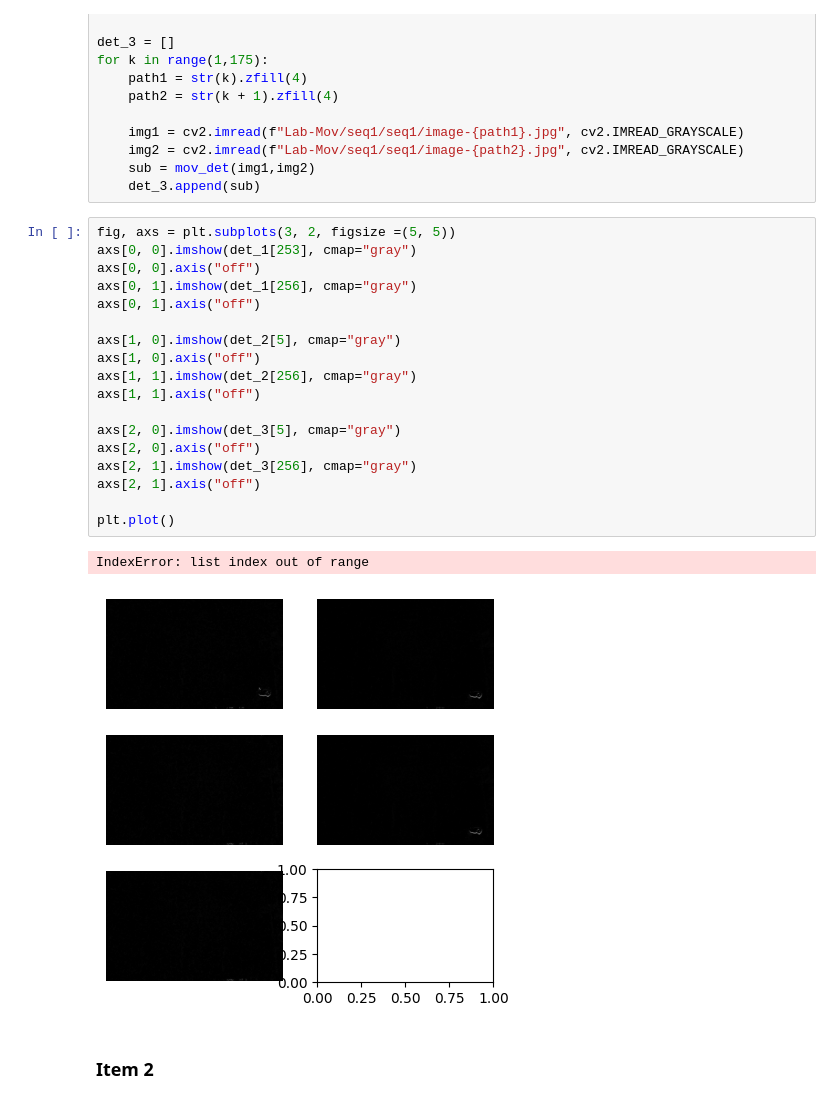
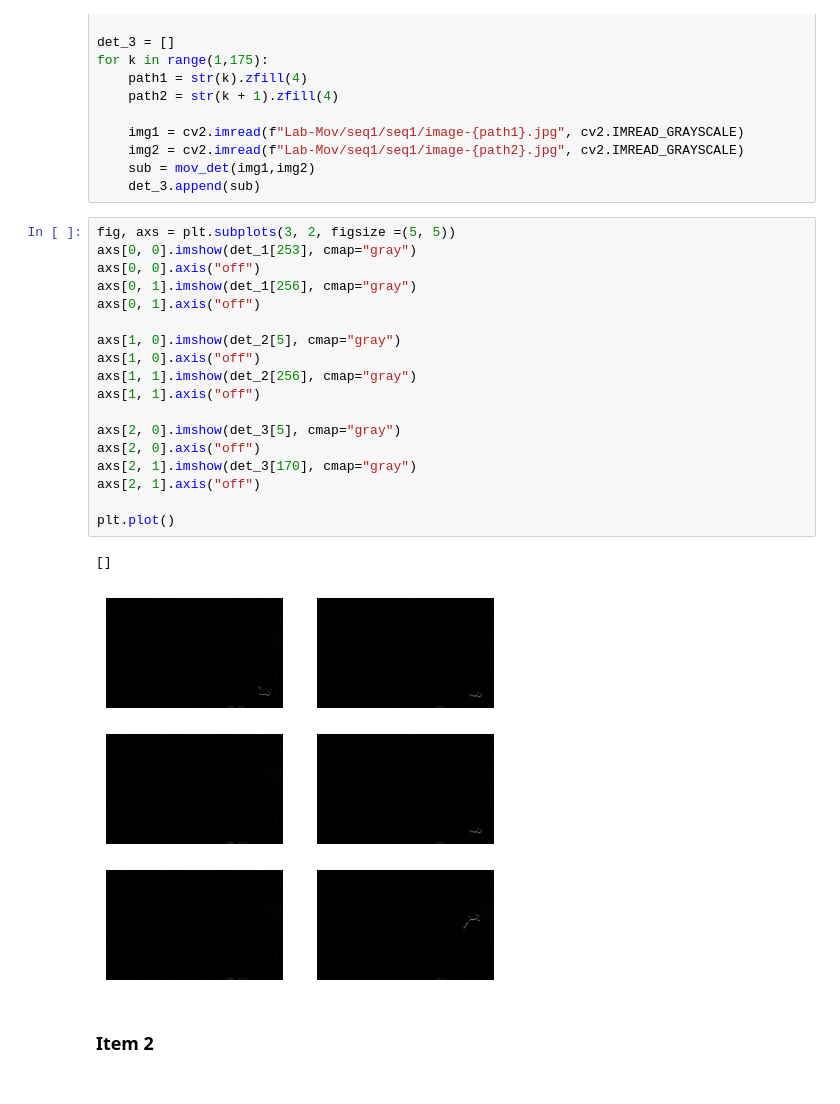
Before and after one commit to leslieecv/EL5206-Labs, a Jupyter notebook: Lab3/Lab3.ipynb, the cells around one changed output. Drawn from its saved outputs; the diff is of its cells as text.

```diff
--- a/Lab3/Lab3.ipynb
+++ b/Lab3/Lab3.ipynb
@@ -61,24 +61,24 @@ for k in range(1,175):
 # %%
 fig, axs = plt.subplots(3, 2, figsize =(5, 5))
 axs[0, 0].imshow(det_1[253], cmap="gray")
 axs[0, 0].axis("off")
 axs[0, 1].imshow(det_1[256], cmap="gray")
 axs[0, 1].axis("off")
 
 axs[1, 0].imshow(det_2[5], cmap="gray")
 axs[1, 0].axis("off")
 axs[1, 1].imshow(det_2[256], cmap="gray")
 axs[1, 1].axis("off")
 
 axs[2, 0].imshow(det_3[5], cmap="gray")
 axs[2, 0].axis("off")
-axs[2, 1].imshow(det_3[256], cmap="gray")
+axs[2, 1].imshow(det_3[170], cmap="gray")
 axs[2, 1].axis("off")
 
 plt.plot()
 # %% [output]
-IndexError: list index out of range
+[]
-[figure, old version]
+[figure, new version]
 # %% [markdown]
 ### Item 2
 # %%
```
Also changed, not shown: parts of 14 cells of this notebook.
